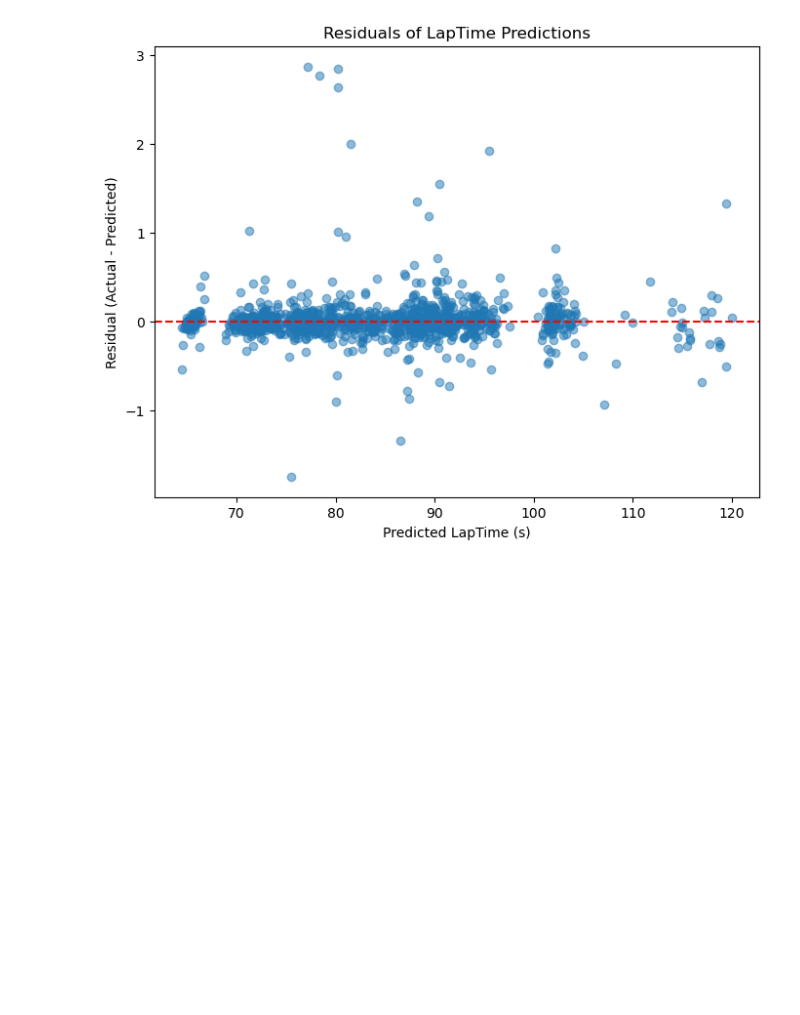
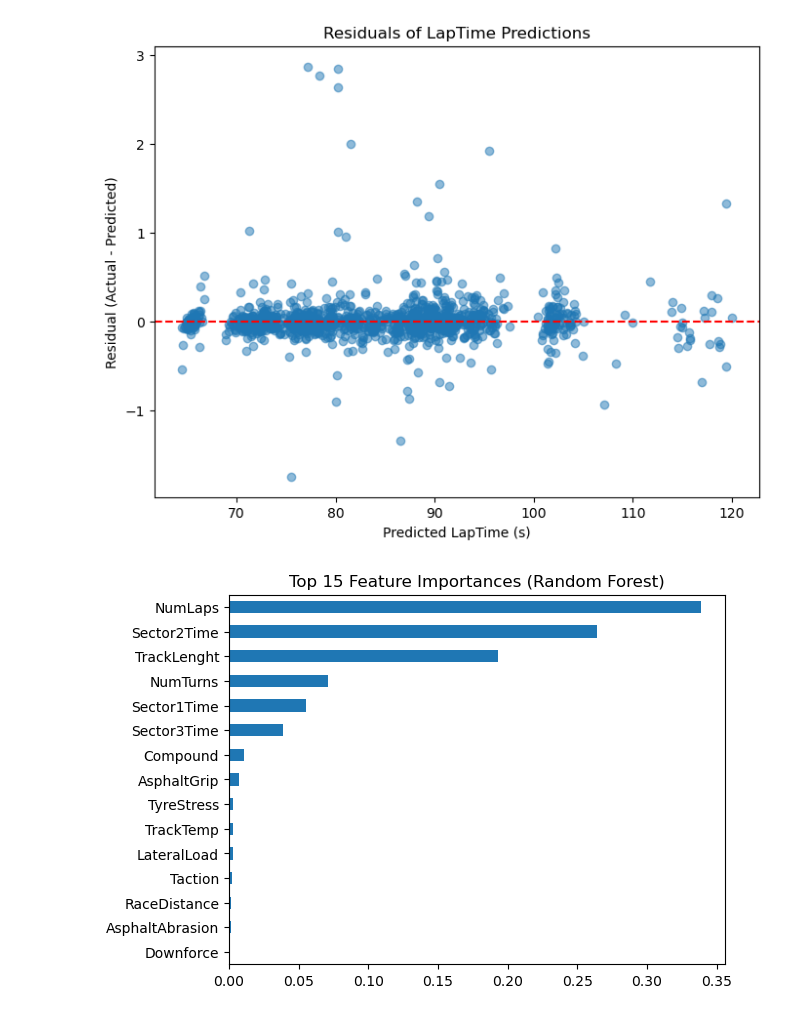
Before and after one commit to luk3luca/ML_F1, a Jupyter notebook: quali_predict_ml.ipynb, the cells around one changed output. Cells and saved outputs as stored; diff of their text form; code cells hidden in the pictures; blank space fills up the shorter version.

```diff
--- a/quali_predict_ml.ipynb
+++ b/quali_predict_ml.ipynb
@@ -204,3 +210,11 @@ plt.title('Residuals of LapTime Predictions')
 plt.show()
 # %% [output]
 [figure]
+# %%
+importances = pd.Series(model.feature_importances_, index=X_train.columns)
+importances.nlargest(15).plot(kind='barh')
+plt.title("Top 15 Feature Importances (Random Forest)")
+plt.gca().invert_yaxis()
+plt.show()
+# %% [output]
+[figure, added]
```
Also changed, not shown: parts of 38 cells of this notebook.
